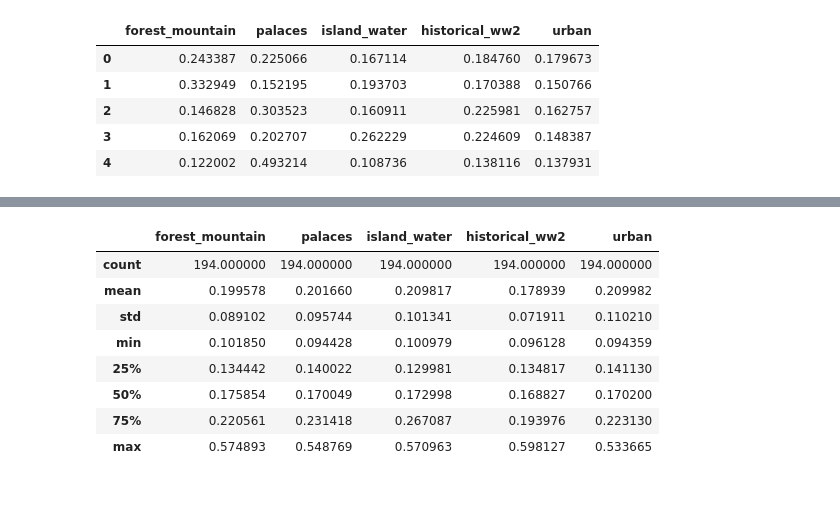
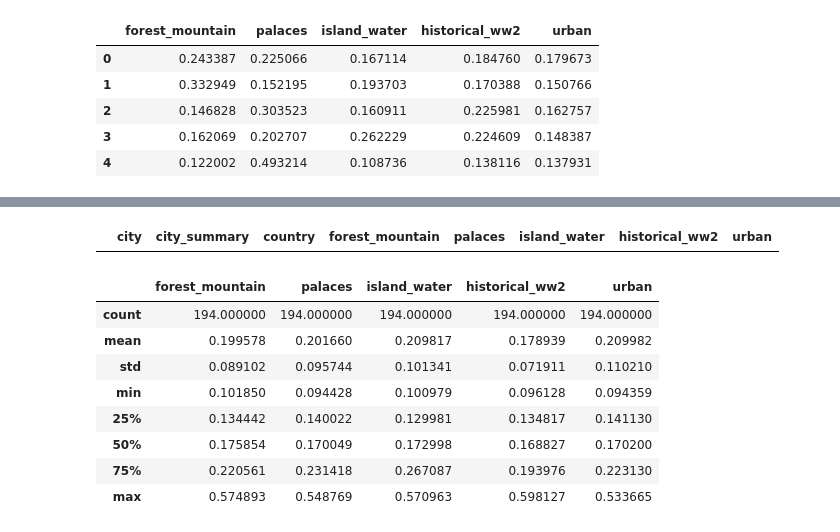
Before and after one commit to kayschulz/travel_destination_recommendation, a Jupyter notebook: data_preparation.ipynb, the cells around one changed output, grey strips where cells are left out. Drawn from its saved outputs; the diff is of its cells as text; code cells hidden in the pictures; blank space fills up the shorter version.

Commit message:
fix error with periods in city names

```diff
--- a/data_preparation.ipynb
+++ b/data_preparation.ipynb
@@ -294,6 +287,12 @@ cities_and_topics.head(10)
 | 13 | Brussels | Six hundred years ago, Brussels w... | Belgium | 0.153482 | 0.120696 | 0.428276 | 0.167222 | 0.130324 |
 | 27 | Ghent | Ghent doesn't ooze with cobbles a... | Belgium | 0.336216 | 0.121956 | 0.168517 | 0.119888 | 0.253423 |
 | 28 | Mostar | Despite the scars of war, Mostar ... | Bosnia-Herzegovina | 0.139975 | 0.120362 | 0.133674 | 0.144842 | 0.461147 |
+# %%
+cities_and_topics['city'] = cities_and_topics['city'].map(replace_periods)
+# %%
+cities_and_topics.loc[cities_and_topics['city'] == 'St. Andrews']
+# %% [output]
+|  | city | city_summary | country | forest_mountain | palaces | island_water | historical_ww2 | urban |
 # %%
 cities_and_topics.describe()
 # %% [output]
```
Also changed, not shown: parts of 3 cells of this notebook, 2 other files.
